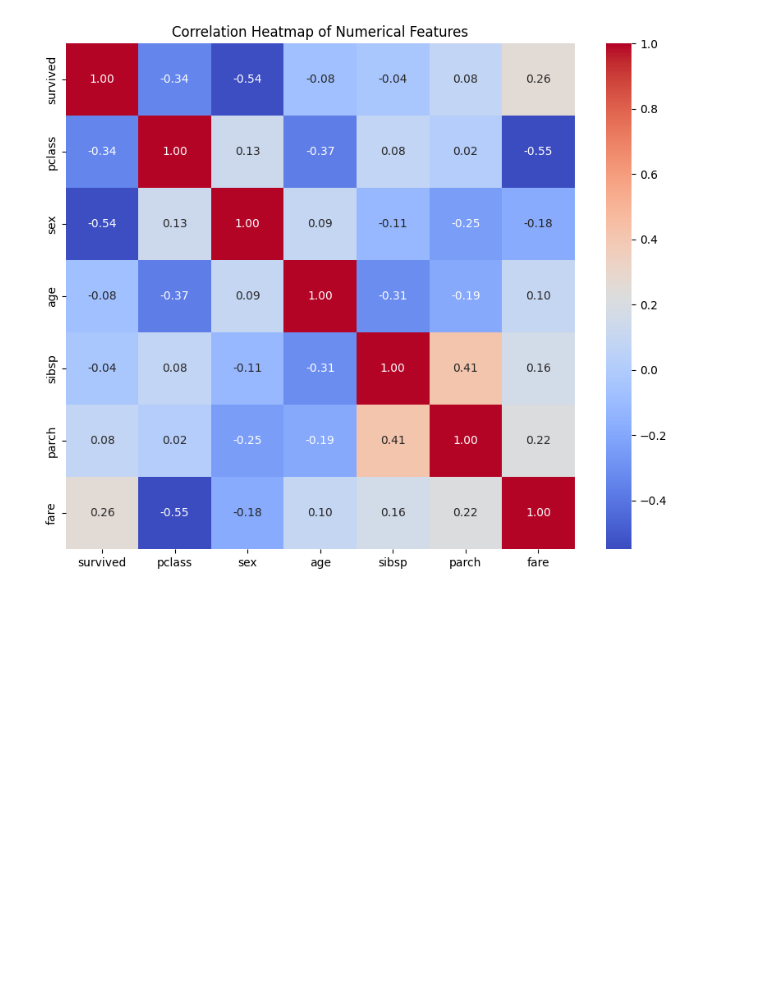
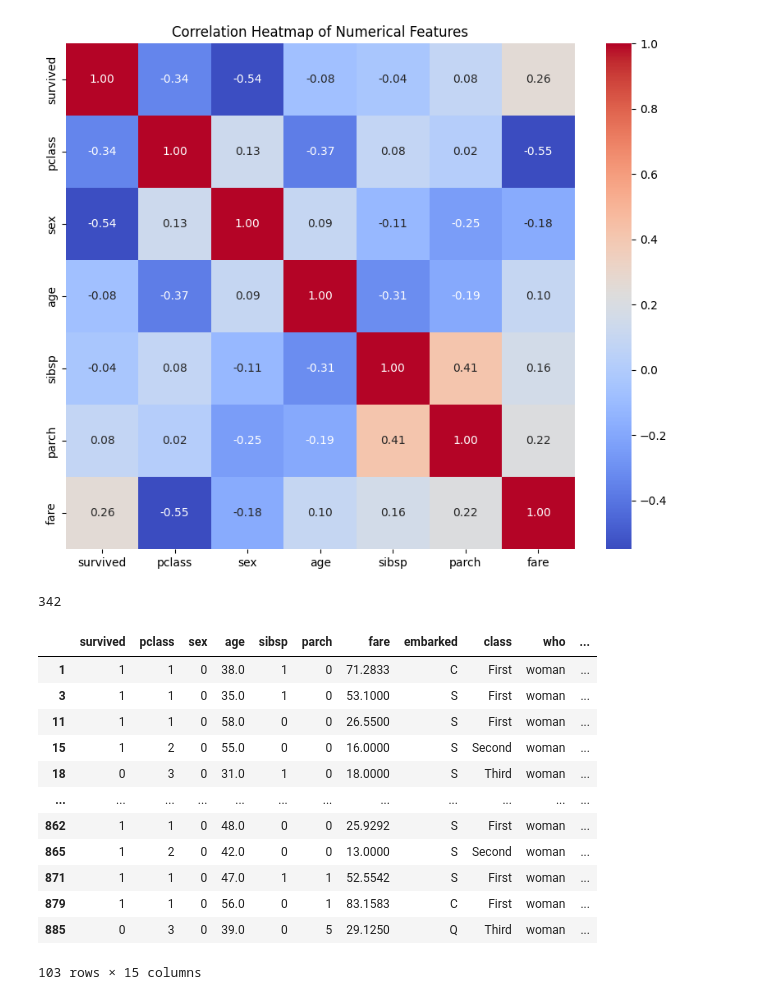
Before and after one commit to eslami200117/Data-Science, a Jupyter notebook: CA2/CA2.ipynb, the cells around one changed output. Saved outputs shown, nothing was run; the diff lists cells and outputs as text; code cells hidden in the pictures; blank space fills up the shorter version.

```diff
--- a/CA2/CA2.ipynb
+++ b/CA2/CA2.ipynb
@@ -109,3 +109,26 @@ plt.title('Correlation Heatmap of Numerical Features')
 plt.show()
 # %% [output]
 [figure]
+# %%
+print(df['survived'].value_counts()[1])
+# %% [output]
+342
+# %%
+#age_sex = df[["age", "sex"]]
+filter_age_sex = df[df["age"] > 30]
+filter_age_sex = filter_age_sex[filter_age_sex["sex"] == 0]
+filter_age_sex
+# %% [output]
+|  | survived | pclass | sex | age | sibsp | parch | fare | embarked | class | who | ... |
+| 1 | 1 | 1 | 0 | 38.0 | 1 | 0 | 71.2833 | C | First | woman | ... |
+| 3 | 1 | 1 | 0 | 35.0 | 1 | 0 | 53.1000 | S | First | woman | ... |
+| 11 | 1 | 1 | 0 | 58.0 | 0 | 0 | 26.5500 | S | First | woman | ... |
+| 15 | 1 | 2 | 0 | 55.0 | 0 | 0 | 16.0000 | S | Second | woman | ... |
+| 18 | 0 | 3 | 0 | 31.0 | 1 | 0 | 18.0000 | S | Third | woman | ... |
+| ... | ... | ... | ... | ... | ... | ... | ... | ... | ... | ... | ... |
+| 862 | 1 | 1 | 0 | 48.0 | 0 | 0 | 25.9292 | S | First | woman | ... |
+| 865 | 1 | 2 | 0 | 42.0 | 0 | 0 | 13.0000 | S | Second | woman | ... |
+| 871 | 1 | 1 | 0 | 47.0 | 1 | 1 | 52.5542 | S | First | woman | ... |
+| 879 | 1 | 1 | 0 | 56.0 | 0 | 1 | 83.1583 | C | First | woman | ... |
+| 885 | 0 | 3 | 0 | 39.0 | 0 | 5 | 29.1250 | Q | Third | woman | ... |
+103 rows × 15 columns
```
Also changed, not shown: parts of 8 cells of this notebook.
